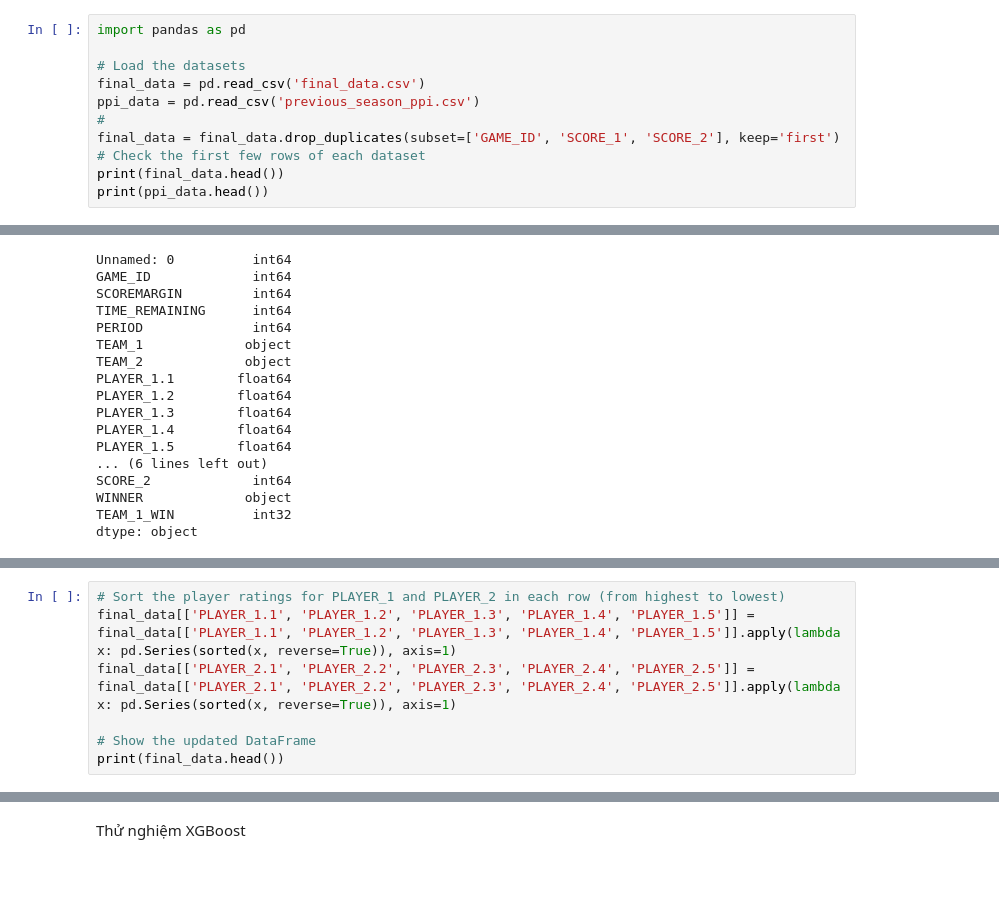
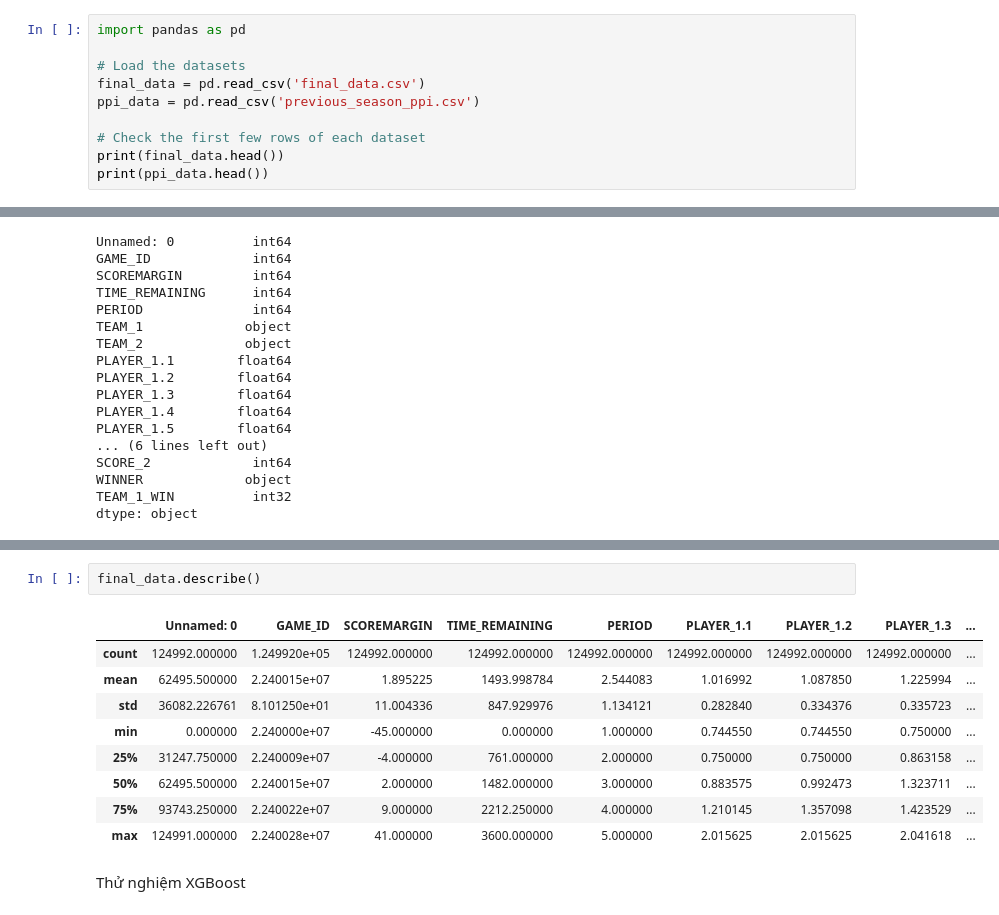
Before and after one commit to AriusTXB/Machine-Learning-Assignment, a Jupyter notebook: Testing XGBoost.ipynb, the cells around one changed output, grey strips where cells are left out. Cells and saved outputs as stored; diff of their text form; blank space fills up the shorter version.

```diff
--- a/Testing XGBoost.ipynb
+++ b/Testing XGBoost.ipynb
@@ -6,8 +6,7 @@ import pandas as pd
 # Load the datasets
 final_data = pd.read_csv('final_data.csv')
 ppi_data = pd.read_csv('previous_season_ppi.csv')
-#
-final_data = final_data.drop_duplicates(subset=['GAME_ID', 'SCORE_1', 'SCORE_2'], keep='first')
+
 # Check the first few rows of each dataset
 print(final_data.head())
 print(ppi_data.head())
@@ -91,7 +79,0 @@ Sắp xếp cầu thủ theo rating
-# %%
-# Sort the player ratings for PLAYER_1 and PLAYER_2 in each row (from highest to lowest)
-final_data[['PLAYER_1.1', 'PLAYER_1.2', 'PLAYER_1.3', 'PLAYER_1.4', 'PLAYER_1.5']] = final_data[['PLAYER_1.1', 'PLAYER_1.2', 'PLAYER_1.3', 'PLAYER_1.4', 'PLAYER_1.5']].apply(lambda x: pd.Series(sorted(x, reverse=True)), axis=1)
-final_data[['PLAYER_2.1', 'PLAYER_2.2', 'PLAYER_2.3', 'PLAYER_2.4', 'PLAYER_2.5']] = final_data[['PLAYER_2.1', 'PLAYER_2.2', 'PLAYER_2.3', 'PLAYER_2.4', 'PLAYER_2.5']].apply(lambda x: pd.Series(sorted(x, reverse=True)), axis=1)
-
-# Show the updated DataFrame
-print(final_data.head())
@@ -116,3 +80,15 @@ print(final_data.head())
+# %%
+final_data.describe()
+# %% [output]
+|  | Unnamed: 0 | GAME_ID | SCOREMARGIN | TIME_REMAINING | PERIOD | PLAYER_1.1 | PLAYER_1.2 | PLAYER_1.3 | ... |
+| count | 124992.000000 | 1.249920e+05 | 124992.000000 | 124992.000000 | 124992.000000 | 124992.000000 | 124992.000000 | 124992.000000 | ... |
+| mean | 62495.500000 | 2.240015e+07 | 1.895225 | 1493.998784 | 2.544083 | 1.016992 | 1.087850 | 1.225994 | ... |
+| std | 36082.226761 | 8.101250e+01 | 11.004336 | 847.929976 | 1.134121 | 0.282840 | 0.334376 | 0.335723 | ... |
+| min | 0.000000 | 2.240000e+07 | -45.000000 | 0.000000 | 1.000000 | 0.744550 | 0.744550 | 0.750000 | ... |
+| 25% | 31247.750000 | 2.240009e+07 | -4.000000 | 761.000000 | 2.000000 | 0.750000 | 0.750000 | 0.863158 | ... |
+| 50% | 62495.500000 | 2.240015e+07 | 2.000000 | 1482.000000 | 3.000000 | 0.883575 | 0.992473 | 1.323711 | ... |
+| 75% | 93743.250000 | 2.240022e+07 | 9.000000 | 2212.250000 | 4.000000 | 1.210145 | 1.357098 | 1.423529 | ... |
+| max | 124991.000000 | 2.240028e+07 | 41.000000 | 3600.000000 | 5.000000 | 2.015625 | 2.015625 | 2.041618 | ... |
 # %% [markdown]
 Thử nghiệm XGBoost
 # %%
```
Also changed, not shown: parts of 11 cells of this notebook, 19 other files.
